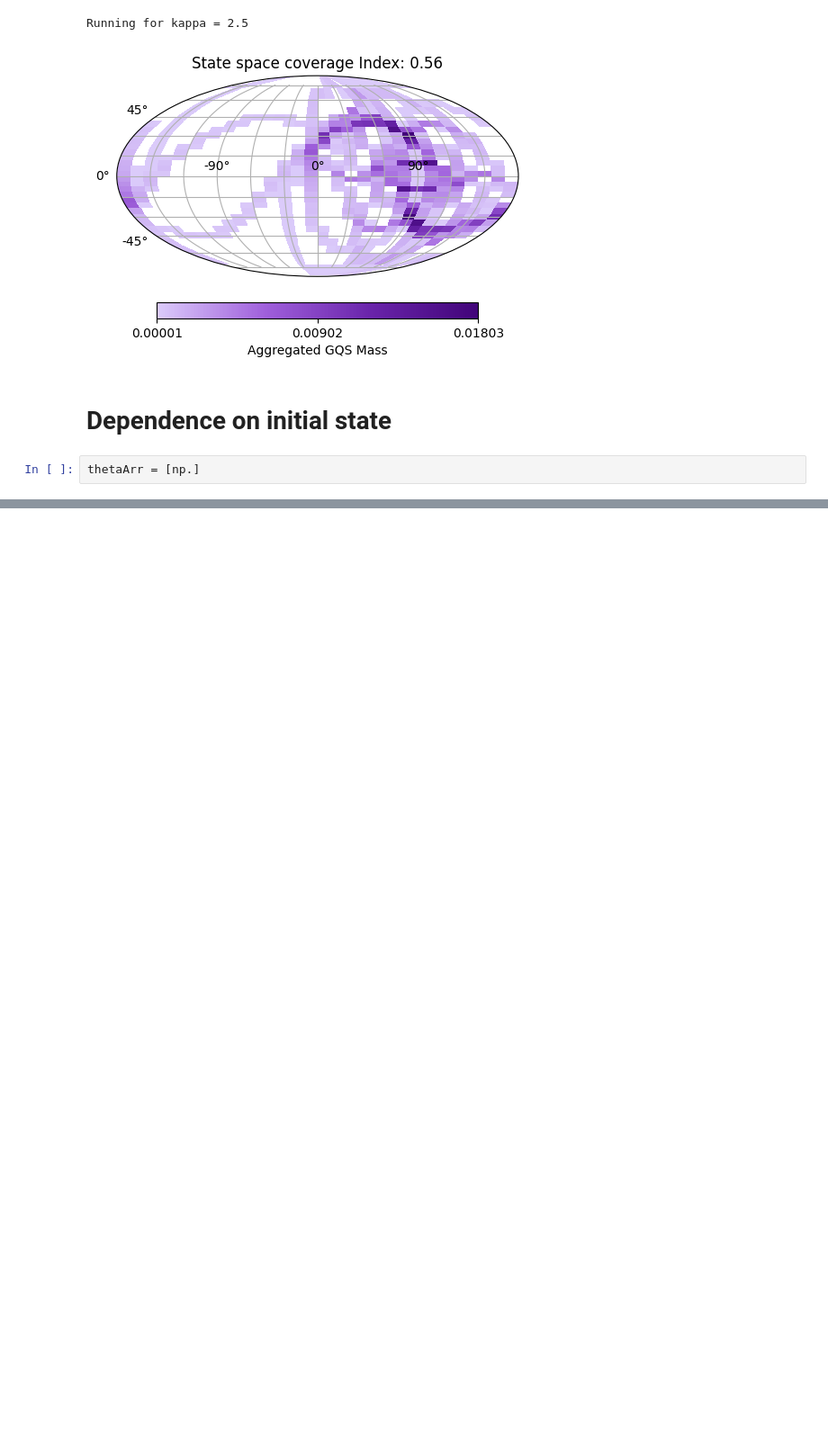
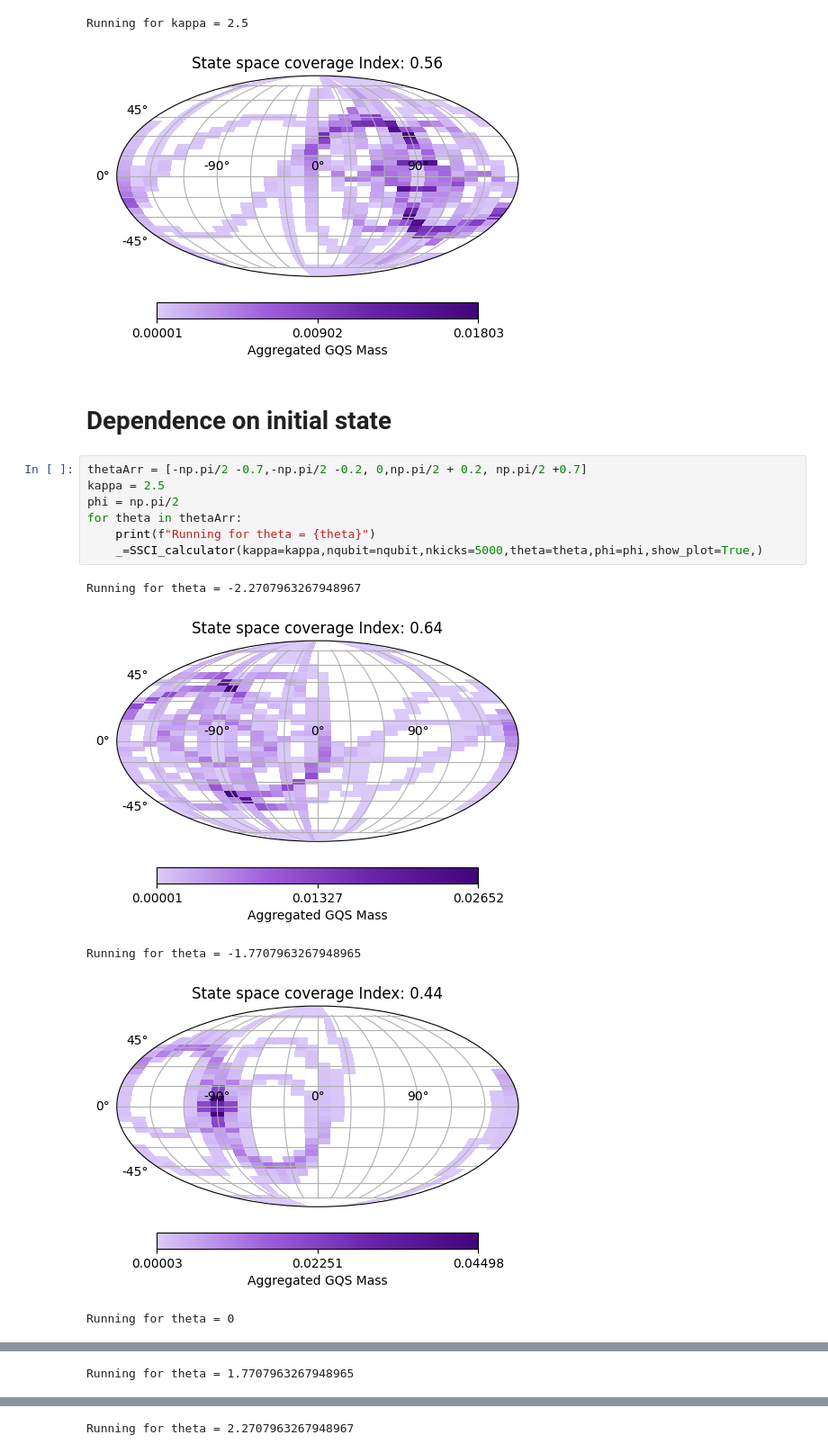
Before and after one commit to Kommmi/Qaos, a Jupyter notebook: 03_Quantum_Complexity_kappa.ipynb, the cells around one changed output, grey strips where cells are left out. Shown at 90% size. Drawn from its saved outputs; the diff is of its cells as text; blank space fills up the shorter version.

```diff
--- a/03_Quantum_Complexity_kappa.ipynb
+++ b/03_Quantum_Complexity_kappa.ipynb
@@ -111,5 +111,16 @@ Running for kappa = 2.5
 [figure]
 # %% [markdown]
 # Dependence on initial state
-# %%
-thetaArr = [np.]
+# %%
+thetaArr = [-np.pi/2 -0.7,-np.pi/2 -0.2, 0,np.pi/2 + 0.2, np.pi/2 +0.7]
+kappa = 2.5
+phi = np.pi/2
+for theta in thetaArr:
+    print(f"Running for theta = {theta}")
+    _=SSCI_calculator(kappa=kappa,nqubit=nqubit,nkicks=5000,theta=theta,phi=phi,show_plot=True,)
+# %% [output]
+Running for theta = -2.2707963267948967
+[figure, added]
+Running for theta = -1.7707963267948965
+[figure, added]
+Running for theta = 0
@@ -115,0 +128 @@ thetaArr = [np.]
+Running for theta = 1.7707963267948965
@@ -115,0 +130 @@ thetaArr = [np.]
+Running for theta = 2.2707963267948967
```
Also changed, not shown: parts of 1 cell of this notebook.
